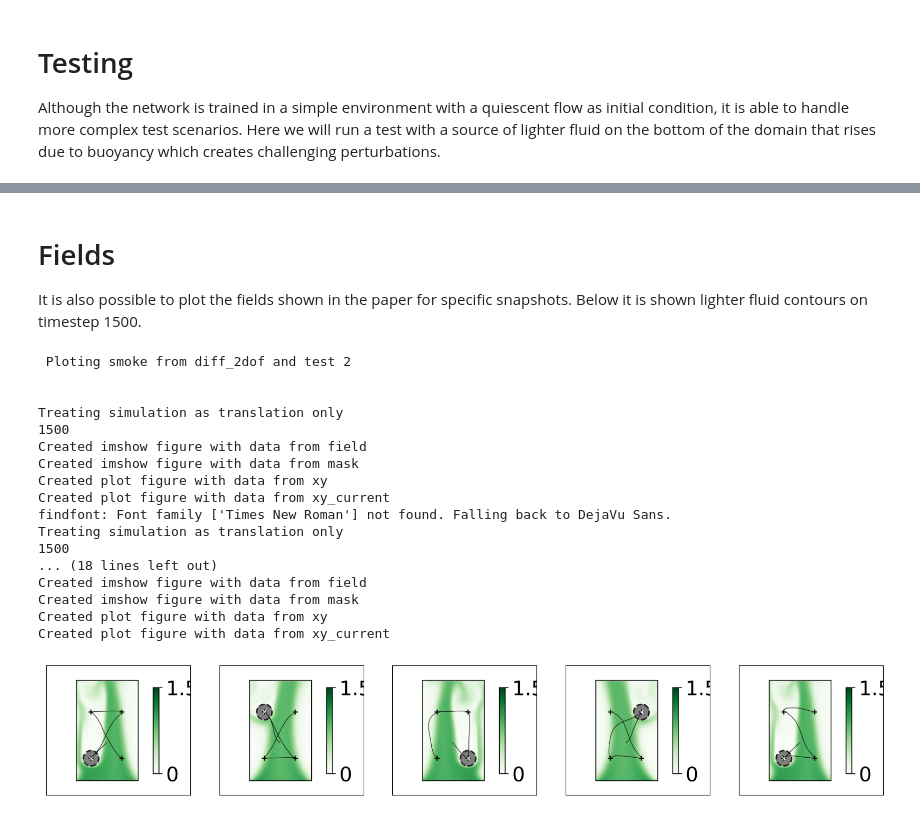
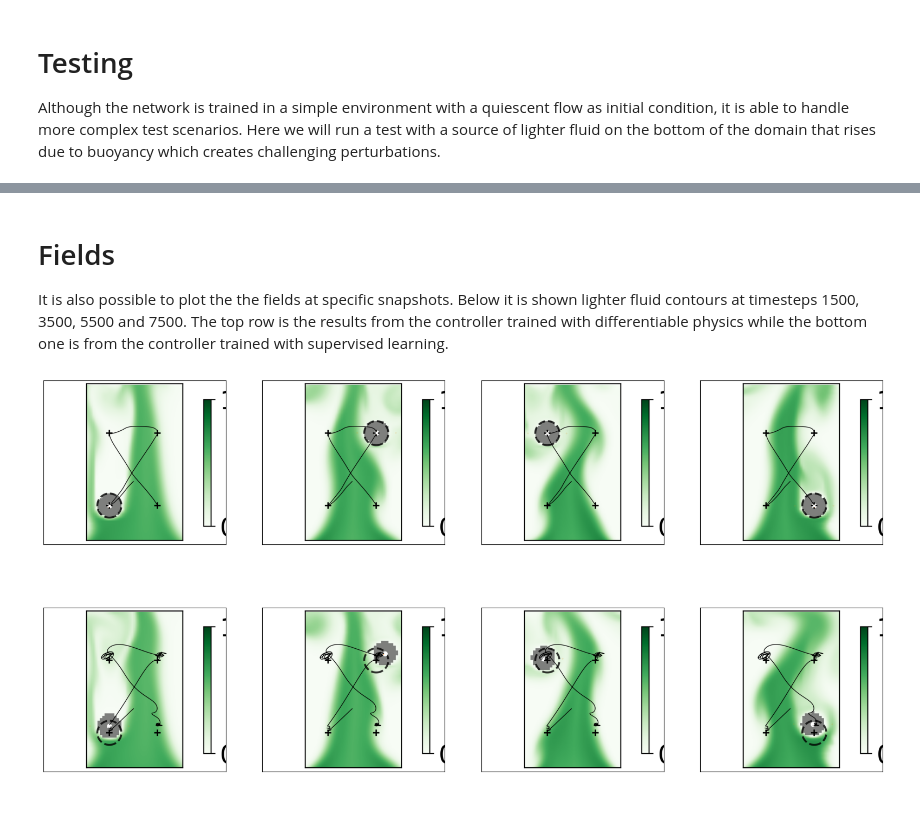
Before and after one commit to tum-pbs/two-way-coupled-control, a Jupyter notebook: example.ipynb, the cells around one changed output, grey strips where cells are left out. Saved outputs shown, nothing was run; the diff lists cells and outputs as text; code cells hidden in the pictures.

```diff
--- a/example.ipynb
+++ b/example.ipynb
@@ -394,20 +731,26 @@ After the test is done, the metrics of the network performance can be calculated
 # %%
-!python ./neural_control/misc/group_frames.py ./storage/diff_2dof
-!python ./neural_control/misc/calculate_metrics.py ./storage/diff_2dof
-
 # Plot spatial error of cases ran in test
 import json
 import numpy as np
 import matplotlib.pyplot as plt
 
-with open('./storage/diff_2dof/tests/test2_10/metrics.json') as f:
-    data = json.load(f)
+with open('/content/PhiFlow/storage/diff_2dof/tests/test2_10/metrics.json') as f:
+    data_diff = json.load(f)
+
+with open('/content/PhiFlow/storage/trained_models/supervised_2dof/tests/test2_10/metrics.json') as f:
+    data_sup = json.load(f)
+
+colors = plt.rcParams['axes.prop_cycle'].by_key()['color']
 
 fig, ax = plt.subplots(1, 1, figsize=(20,10))
-error_xy_all = np.array(data['error_xy_all'])
-for i, error_xy in enumerate(error_xy_all):
-    ax.plot(error_xy, label=f"Case {i}", alpha=0.5)
+error_xy_all_diff = np.array(data_diff['error_xy_all'])
+error_xy_all_sup = np.array(data_sup['error_xy_all'])
+for i, (error_xy_diff, error_xy_sup, color) in enumerate(zip(error_xy_all_diff, error_xy_all_sup, colors)):
+    ax.plot(error_xy_diff, label=f"Case {i} Diff", alpha=0.5, color=color)
+    ax.plot(error_xy_sup, label=f"Case {i} Sup", alpha=0.5, color=color, linestyle='--')
+
 plt.legend()
 plt.ylabel('Spatial Error')
 plt.xlabel('Snapshot')
+plt.grid()
 # %% [output]
@@ -433,4 +758,4 @@ Text(0.5, 0, 'Snapshot')
 # %% [markdown]
 # Fields
 
-It is also possible to plot the fields shown in the paper for specific snapshots. Below it is shown lighter fluid contours on timestep 1500.
+It is also possible to plot the the fields at specific snapshots. Below it is shown lighter fluid contours at timesteps 1500, 3500, 5500 and 7500. The top row is the results from the controller trained with differentiable physics while the bottom one is from the controller trained with supervised learning.
@@ -437,33 +766,22 @@ It is also possible to plot the fields shown in the paper for specific snapshots
 # %%
-!python neural_control/visualization/plot_fields.py ./storage/ 2 1500 --folders diff_2dof --backend agg
 
 import matplotlib.pyplot as plt
 import matplotlib.image as mpimg
 
-fig, axs = plt.subplots(1,5, figsize=(20,10))
-
-for i, ax in enumerate(axs):
+fig, axs = plt.subplots(2,4, figsize=(20,10))
+snapshots = [1500, 3500, 5500, 7500]
+for i, ax in enumerate(axs[0]):
     # Remove ticks
     ax.set_xticks([])
     ax.set_yticks([])
-    img = mpimg.imread(f'./storage/figs/diff_2dof_smoke_test2_case000{i}_01500.png')
+    img = mpimg.imread(f'/content/PhiFlow/storage/figs/diff_2dof_smoke_test2_case0000_{snapshots[i]:05d}.png')
     ax.imshow(img)
+
+for i, ax in enumerate(axs[1]):
+    # Remove ticks
+    ax.set_xticks([])
+    ax.set_yticks([])
+    img = mpimg.imread(f'/content/PhiFlow/storage/trained_models/figs/supervised_2dof_smoke_test2_case0000_{snapshots[i]:05d}.png')
+    ax.imshow(img)
 # %% [output]
- Ploting smoke from diff_2dof and test 2
-
-
-Treating simulation as translation only
-1500
-Created imshow figure with data from field
-Created imshow figure with data from mask
-Created plot figure with data from xy
-Created plot figure with data from xy_current
-findfont: Font family ['Times New Roman'] not found. Falling back to DejaVu Sans.
-Treating simulation as translation only
-1500
-... (18 lines left out)
-Created imshow figure with data from field
-Created imshow figure with data from mask
-Created plot figure with data from xy
-Created plot figure with data from xy_current
-[figure, old version]
+[figure, new version]
```
Also changed, not shown: parts of 33 cells of this notebook.
